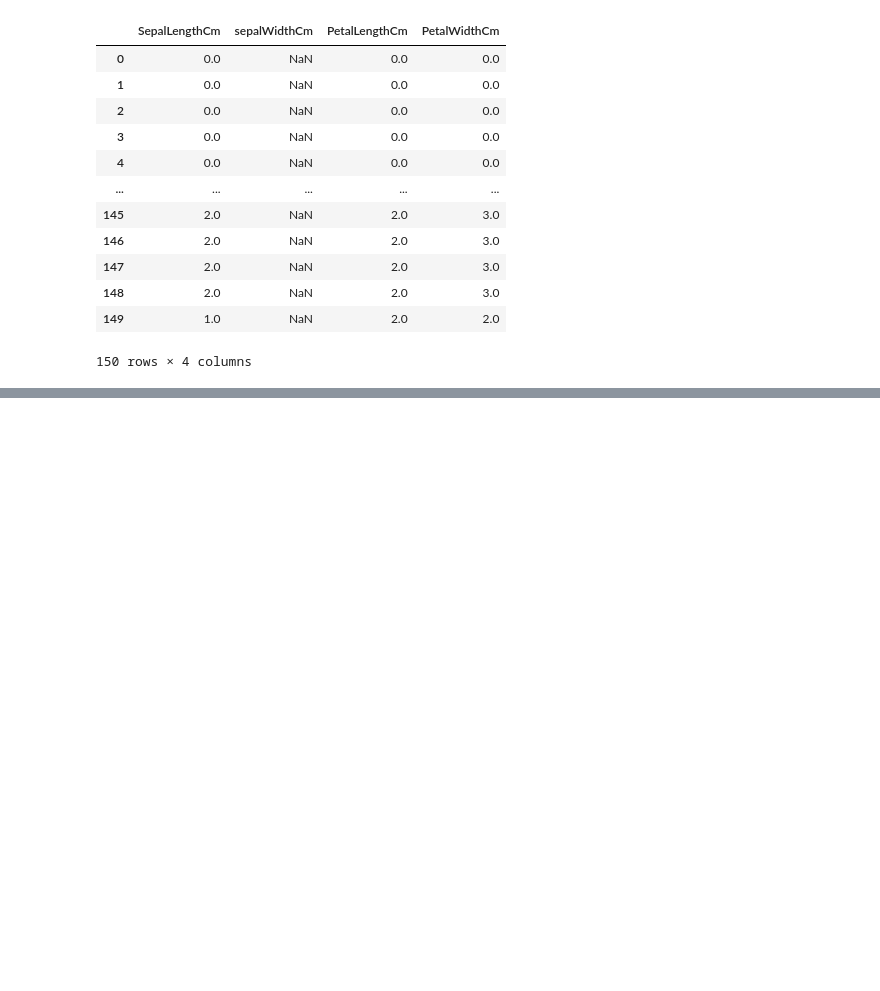
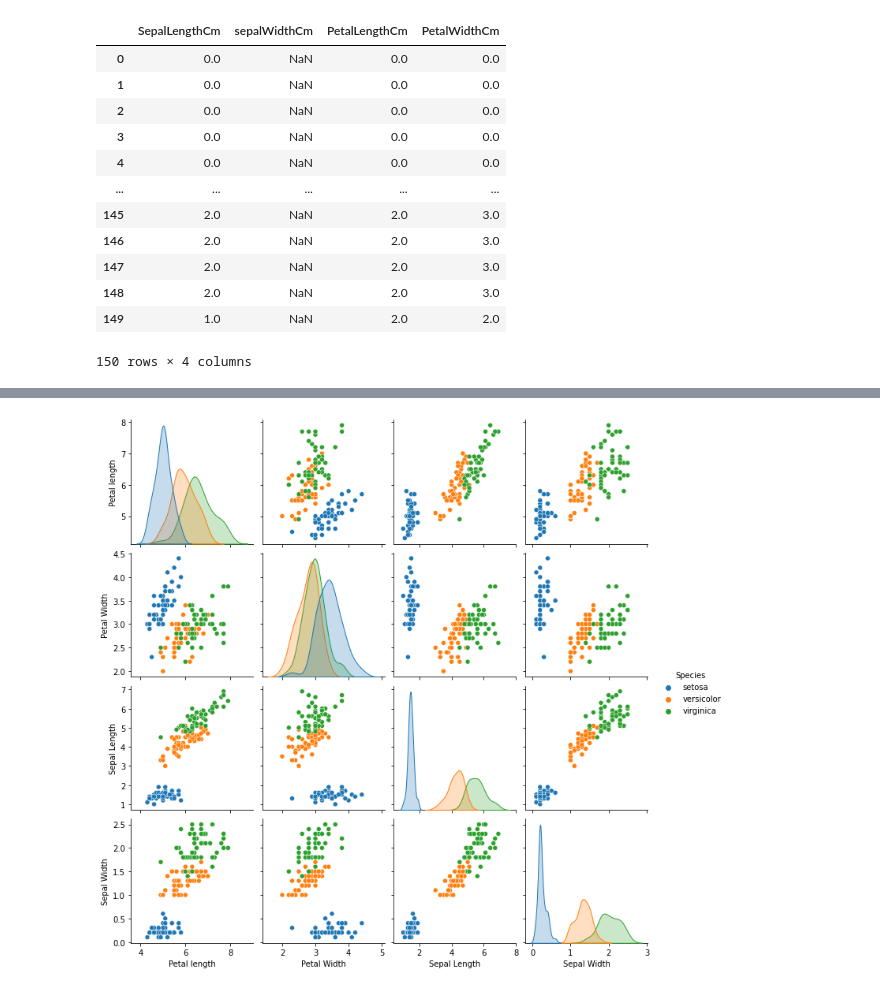
Before and after one commit to ARUSALKHOFIQOYNI/datamining, a Jupyter notebook: notebooks.ipynb, the cells around one changed output, grey strips where cells are left out. Saved outputs shown, nothing was run; the diff lists cells and outputs as text; code cells hidden in the pictures; blank space fills up the shorter version.

```diff
--- a/notebooks.ipynb
+++ b/notebooks.ipynb
@@ -183,0 +468,8 @@ data
+# %%
+iris = datasets.load_iris()
+# %%
+data=pd.DataFrame(iris['data'],columns=["Petal length","Petal Width","Sepal Length","Sepal Width"])
+# %%
+data['Species']=iris['target']
+# %%
+data['Species']=data['Species'].apply(lambda x: iris['target_names'][x])
@@ -183,0 +485,5 @@ data
+# %%
+sns.pairplot(data, hue = 'Species')
+plt.show()
+# %% [output]
+[figure, added]
```
Also changed, not shown: parts of 68 cells of this notebook.
